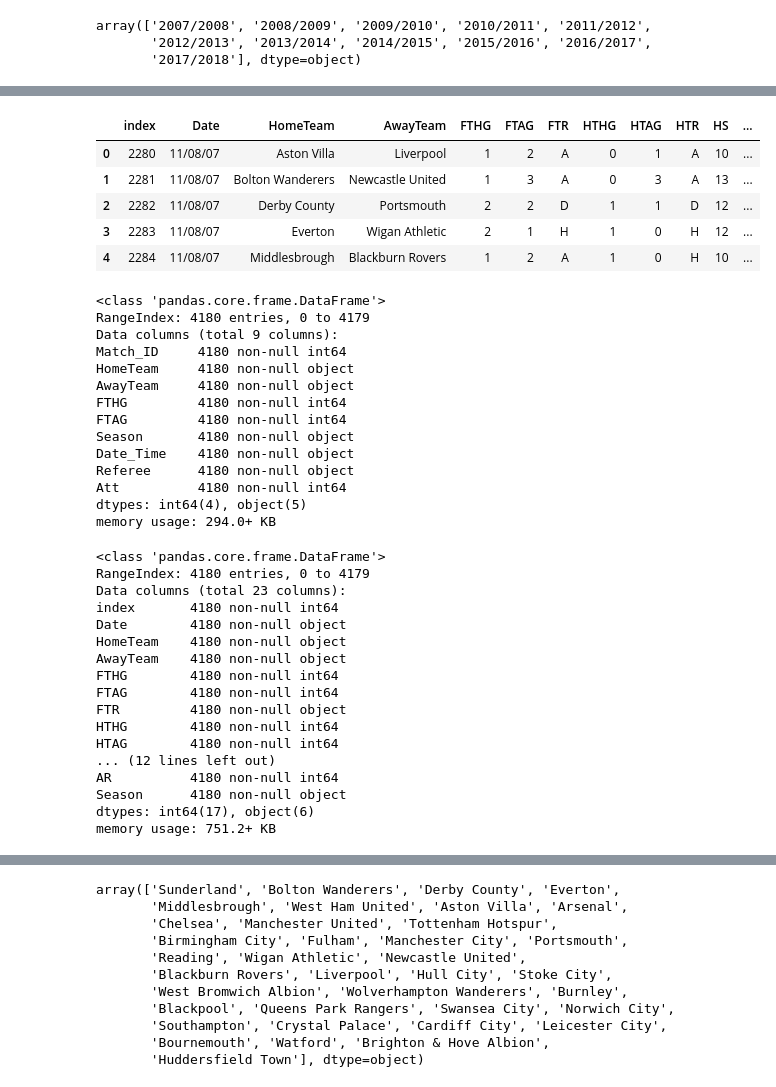
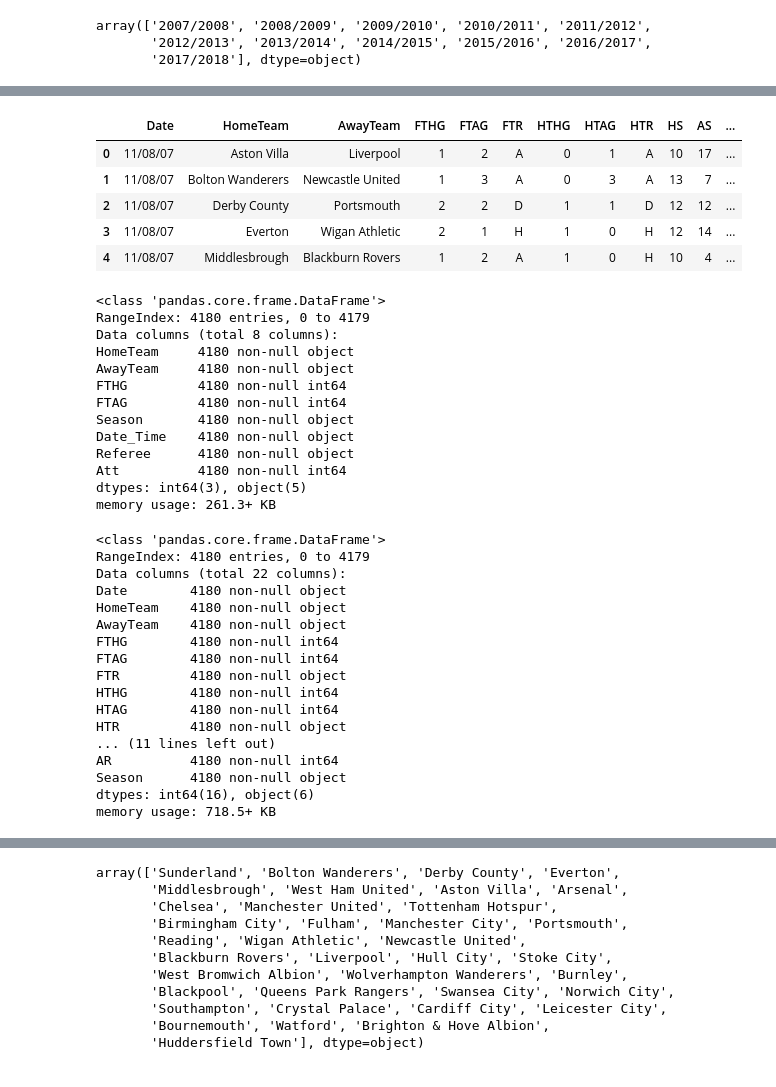
Before and after one commit to myfriendscallmeJ/a4, a Jupyter notebook: Project 4.ipynb, the cells around one changed output, grey strips where cells are left out. Cells and saved outputs as stored; diff of their text form; code cells hidden in the pictures.

```diff
--- a/Project 4.ipynb
+++ b/Project 4.ipynb
@@ -86,6 +86,11 @@ Finally we'll use machine learning to .....DO SOMETHING COOL OR INTERESTING
 The Premier League data we worked with came from two sources with essentially the same core information but two important differences. One had more detailed information including fouls, shot along with red and yellow cards while another had attendance and a key ingredient for our analysis... kickoff time.
 # %%
 #import smaller dataset from 07/08 - 17/18 that contains time info
-DatasetOne = pd.read_csv("./epl_data.csv")
-DatasetOne.head()
+DatasetOne = pd.read_csv("./epl_data.csv", usecols=[1,2,3,4,6,7,8,9])
+
+#import bigger dataset that has extra info but not time data
+DatasetTwo = pd.read_csv("./EPL 2000-2018.csv")
+
+display(md("#### Dataset with time info"), DatasetOne.head())
+display(md("#### Dataset with extra fixture info"), DatasetTwo.head())
 # %% [output]
@@ -190,6 +187,4 @@ DatasetTwo[DatasetTwo.Season == '14-15']
 # %%
-DatasetOne.drop(['X/U', 'BBC_Football_URL', 'Sky_Sports_URL'], axis=1, inplace=True)
-
 SeasonstoDelete = ['00-01', '02-03', '03-04', '04-05', '05-06', '06-07']
 RowsToDelete = list(row for row in list(DatasetTwo.index) if DatasetTwo.Season[row] in SeasonstoDelete)
 DatasetTwo.drop(RowsToDelete+[5320], inplace=True)
@@ -202,7 +197,7 @@ array(['2007/2008', '2008/2009', '2009/2010', '2010/2011', '2011/2012',
        '2017/2018'], dtype=object)
 # %%
 #renaming in DatasetOne for consistency with datasetTwo to help with merging
-DatasetOne.columns = ['Match_ID', 'HomeTeam', 'AwayTeam', 'FTHG', 'FTAG', 'Season', 'Date_Time',
+DatasetOne.columns = ['HomeTeam', 'AwayTeam', 'FTHG', 'FTAG', 'Season', 'Date_Time',
        'Referee', 'Att']
 # %%
 # dict to align season values between datasets
@@ -236,20 +231,19 @@ DatasetOne.head()
 # %%
-DatasetTwo.reset_index(inplace=True)
+DatasetTwo.reset_index(drop=True, inplace=True)
 DatasetTwo.head()
 # %% [output]
-|  | index | Date | HomeTeam | AwayTeam | FTHG | FTAG | FTR | HTHG | HTAG | HTR | HS | ... |
-| 0 | 2280 | 11/08/07 | Aston Villa | Liverpool | 1 | 2 | A | 0 | 1 | A | 10 | ... |
-| 1 | 2281 | 11/08/07 | Bolton Wanderers | Newcastle United | 1 | 3 | A | 0 | 3 | A | 13 | ... |
-| 2 | 2282 | 11/08/07 | Derby County | Portsmouth | 2 | 2 | D | 1 | 1 | D | 12 | ... |
-| 3 | 2283 | 11/08/07 | Everton | Wigan Athletic | 2 | 1 | H | 1 | 0 | H | 12 | ... |
-| 4 | 2284 | 11/08/07 | Middlesbrough | Blackburn Rovers | 1 | 2 | A | 1 | 0 | H | 10 | ... |
+|  | Date | HomeTeam | AwayTeam | FTHG | FTAG | FTR | HTHG | HTAG | HTR | HS | AS | ... |
+| 0 | 11/08/07 | Aston Villa | Liverpool | 1 | 2 | A | 0 | 1 | A | 10 | 17 | ... |
+| 1 | 11/08/07 | Bolton Wanderers | Newcastle United | 1 | 3 | A | 0 | 3 | A | 13 | 7 | ... |
+| 2 | 11/08/07 | Derby County | Portsmouth | 2 | 2 | D | 1 | 1 | D | 12 | 12 | ... |
+| 3 | 11/08/07 | Everton | Wigan Athletic | 2 | 1 | H | 1 | 0 | H | 12 | 14 | ... |
+| 4 | 11/08/07 | Middlesbrough | Blackburn Rovers | 1 | 2 | A | 1 | 0 | H | 10 | 4 | ... |
 # %%
 DatasetOne.info()
 # %% [output]
 <class 'pandas.core.frame.DataFrame'>
 RangeIndex: 4180 entries, 0 to 4179
-Data columns (total 9 columns):
-Match_ID     4180 non-null int64
+Data columns (total 8 columns):
 HomeTeam     4180 non-null object
 AwayTeam     4180 non-null object
 FTHG         4180 non-null int64
@@ -258,15 +252,14 @@ Season       4180 non-null object
 Date_Time    4180 non-null object
 Referee      4180 non-null object
 Att          4180 non-null int64
-dtypes: int64(4), object(5)
-memory usage: 294.0+ KB
+dtypes: int64(3), object(5)
+memory usage: 261.3+ KB
 # %%
 DatasetTwo.info()
 # %% [output]
 <class 'pandas.core.frame.DataFrame'>
 RangeIndex: 4180 entries, 0 to 4179
-Data columns (total 23 columns):
-index       4180 non-null int64
+Data columns (total 22 columns):
 Date        4180 non-null object
 HomeTeam    4180 non-null object
 AwayTeam    4180 non-null object
@@ -275,11 +268,12 @@ FTAG        4180 non-null int64
 FTR         4180 non-null object
 HTHG        4180 non-null int64
 HTAG        4180 non-null int64
-... (12 lines left out)
+HTR         4180 non-null object
+... (11 lines left out)
 AR          4180 non-null int64
 Season      4180 non-null object
-dtypes: int64(17), object(6)
-memory usage: 751.2+ KB
+dtypes: int64(16), object(6)
+memory usage: 718.5+ KB
 # %%
 # print(DatasetOne.HomeTeam.unique())
 # print('--------')
```
Also changed, not shown: parts of 23 cells of this notebook.
